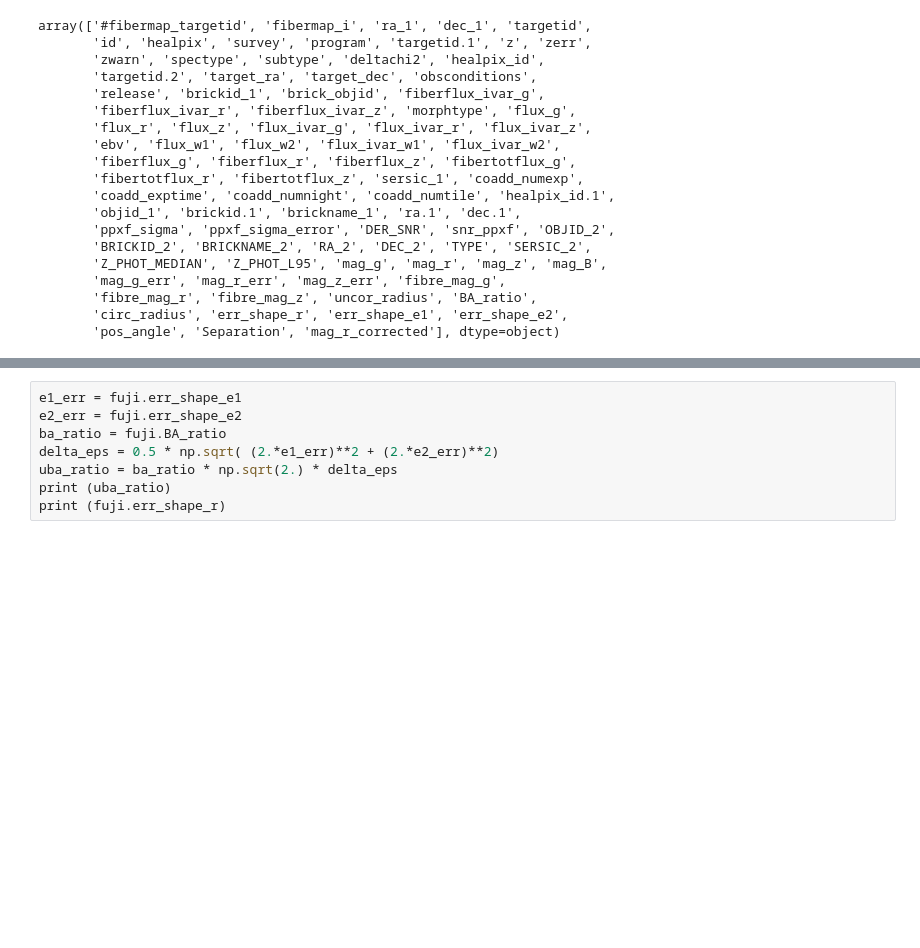
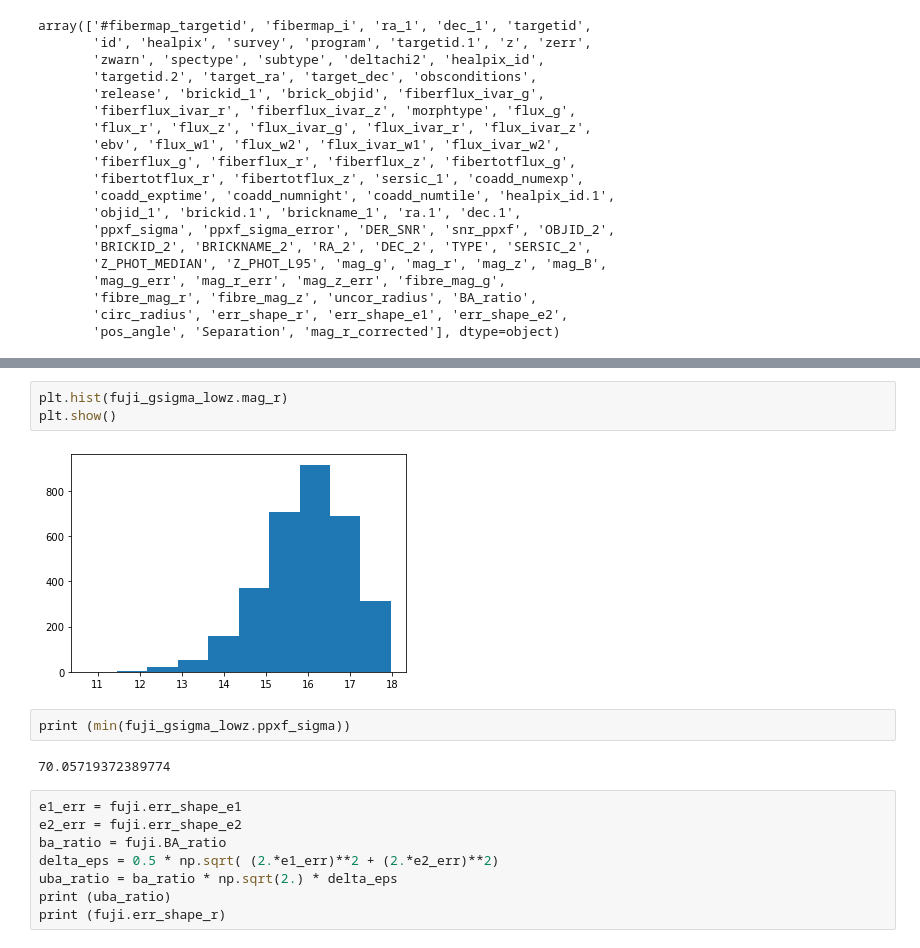
Before and after one commit to KSaid-1/DESI_fuji_FP, a Jupyter notebook: FP_sample.ipynb, the cells around one changed output, grey strips where cells are left out. Saved outputs shown, nothing was run; the diff lists cells and outputs as text; blank space fills up the shorter version.

```diff
--- a/FP_sample.ipynb
+++ b/FP_sample.ipynb
@@ -155,3 +168,12 @@ array(['#fibermap_targetid', 'fibermap_i', 'ra_1', 'dec_1', 'targetid',
+# %%
+plt.hist(fuji_gsigma_lowz.mag_r)
+plt.show()
+# %% [output]
+[figure, added]
+# %%
+print (min(fuji_gsigma_lowz.ppxf_sigma))
+# %% [output]
+70.05719372389774
 # %%
 e1_err = fuji.err_shape_e1
 e2_err = fuji.err_shape_e2
```
Also changed, not shown: parts of 8 cells of this notebook.
